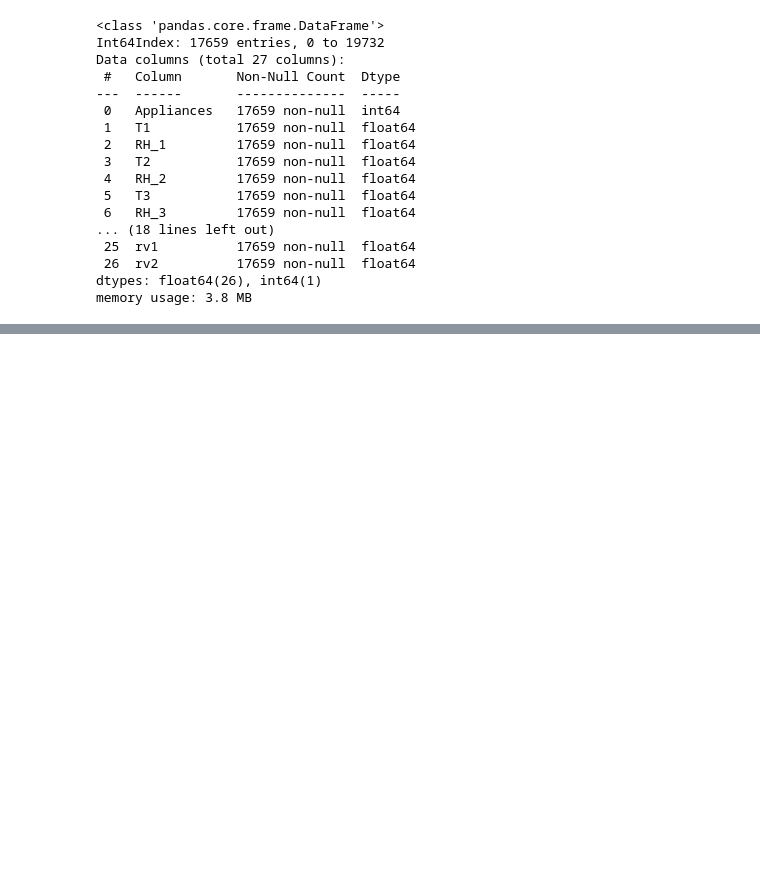
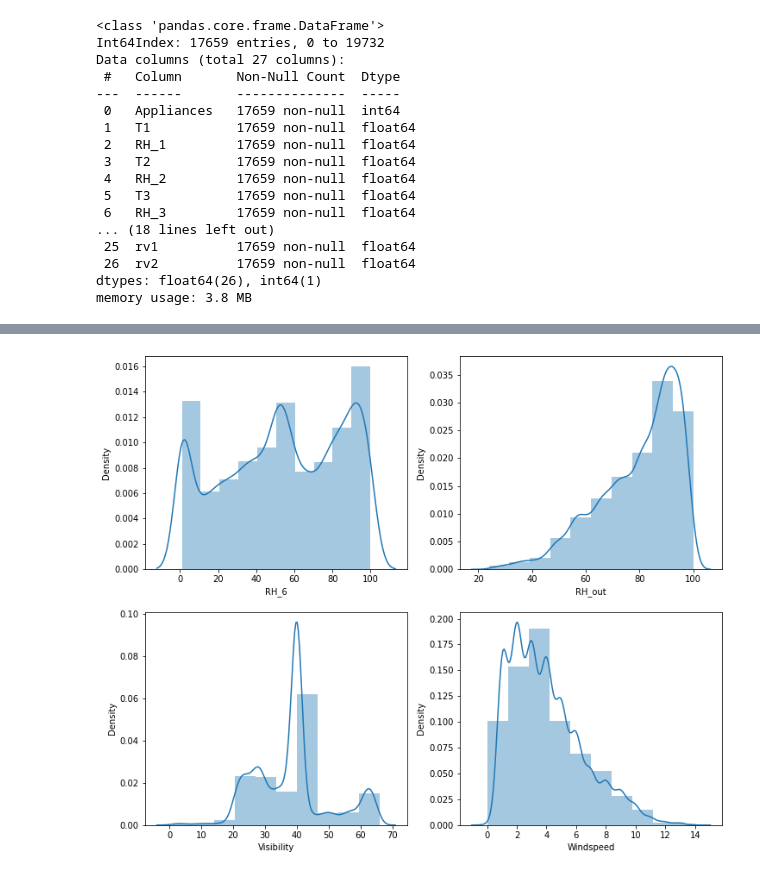
Before and after one commit to Akshadanair/Appliances-Energy-Prediction, a Jupyter notebook: Appliances_Energy_Prediction.ipynb, the cells around one changed output, grey strips where cells are left out. Saved outputs shown, nothing was run; the diff lists cells and outputs as text; code cells hidden in the pictures; blank space fills up the shorter version.

```diff
--- a/Appliances_Energy_Prediction.ipynb
+++ b/Appliances_Energy_Prediction.ipynb
@@ -554,0 +570,9 @@ memory usage: 3.8 MB
+# %%
+#Plotting the distplot of independent variables(RH_6, RH_out, Visibility and Windspeed columns) to visualize their distribution better
+f, ax = plt.subplots(2, 2, figsize = (12, 10))
+vis1 = sns.distplot(appliance_data['RH_6'], bins = 10, ax = ax[0][0])
+vis2 = sns.distplot(appliance_data['RH_out'], bins = 10, ax = ax[0][1])
+vis3 = sns.distplot(appliance_data['Visibility'], bins = 10, ax = ax[1][0])
+vis4 = sns.distplot(appliance_data['Windspeed'], bins = 10, ax = ax[1][1])
+# %% [output]
+[figure, added]
```
Also changed, not shown: parts of 9 cells of this notebook.
